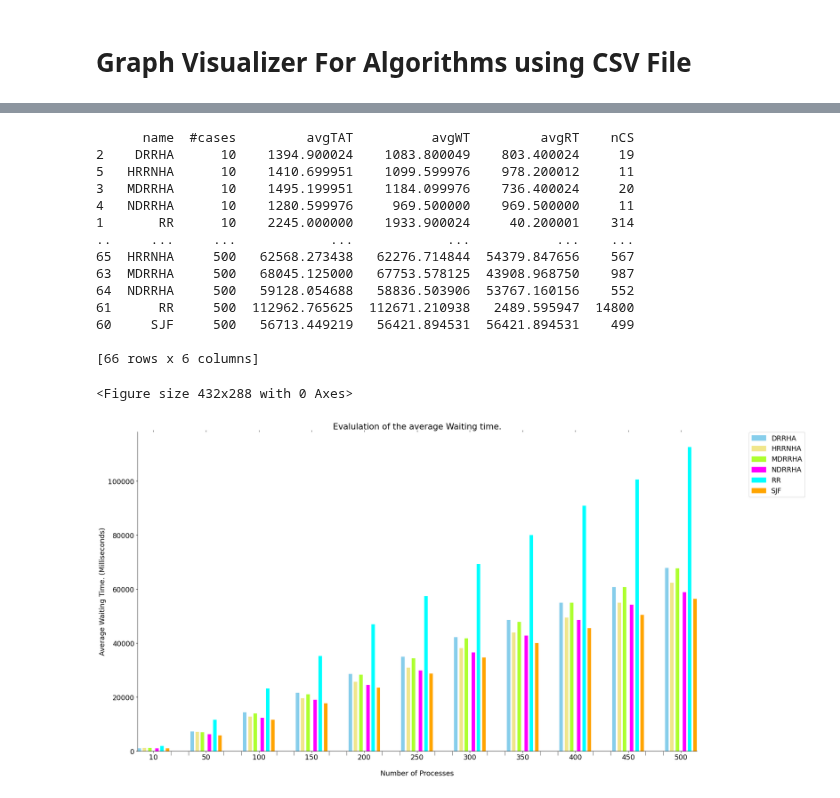
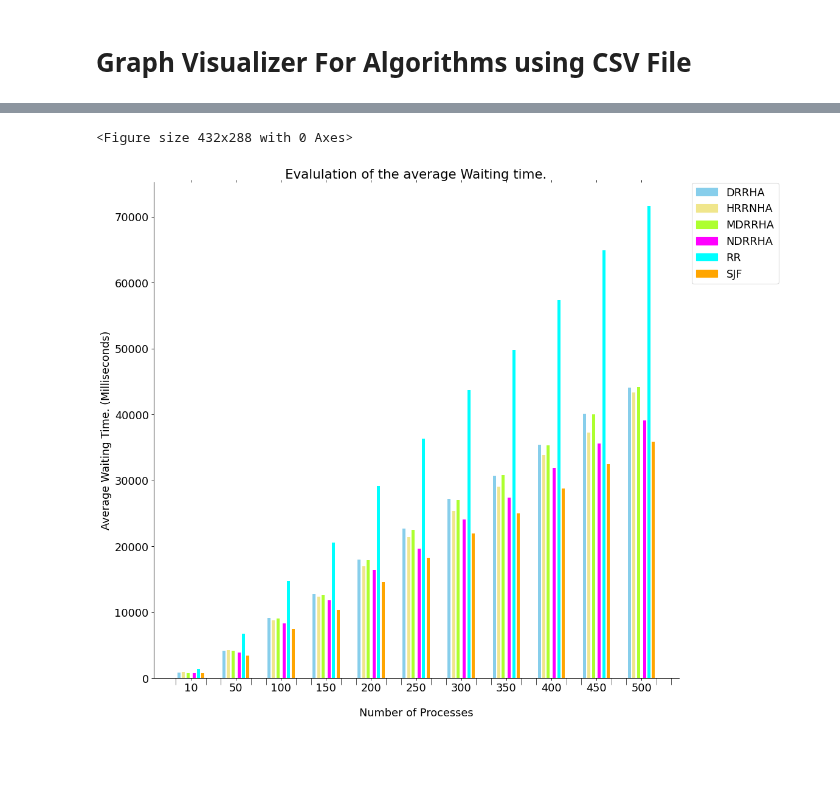
Before and after one commit to Bhaikko/mdrrha, a Jupyter notebook: src/graph_handler.ipynb, the cells around one changed output, grey strips where cells are left out. Drawn from its saved outputs; the diff is of its cells as text; code cells hidden in the pictures; blank space fills up the shorter version.

Commit message:
Comparison graph for fixed number of cases added

```diff
--- a/src/graph_handler.ipynb
+++ b/src/graph_handler.ipynb
@@ -16,7 +16,9 @@ ALGO_COMPARISONS_ATAT_LINE = 2
 ALGO_COMPARISONS_WT_BAR = 3
 ALGO_COMPARISONS_WT_LINE = 4
 
-output_filename = "./../data/test.csv"
+output_filename = "./../data/kaggle2/kaggle2_output.csv"
+# output_filename = "./../data/random/random_AT_NZ_output.csv"
+# output_filename = "./../data/drrha_2/drrha_1_output.csv"
 # %%
 # Import Data from CSV file
 dataset = pd.read_csv(
@@ -174,0 +177,9 @@ plt.show()
+# %%
+# Import Data from CSV file
+dataset = pd.read_csv(
+    output_filename,
+    sep=r'\s*,\s*',
+    header=0,
+    encoding='ascii',
+    engine='python'
+)
@@ -186,20 +353,3 @@ dataset = dataset.sort_values(by = ['#cases', 'name'])
-# %%
-print(dataset)
-# %% [output]
-      name  #cases         avgTAT          avgWT         avgRT    nCS
-2    DRRHA      10    1394.900024    1083.800049    803.400024     19
-5   HRRNHA      10    1410.699951    1099.599976    978.200012     11
-3   MDRRHA      10    1495.199951    1184.099976    736.400024     20
-4   NDRRHA      10    1280.599976     969.500000    969.500000     11
-1       RR      10    2245.000000    1933.900024     40.200001    314
-..     ...     ...            ...            ...           ...    ...
-65  HRRNHA     500   62568.273438   62276.714844  54379.847656    567
-63  MDRRHA     500   68045.125000   67753.578125  43908.968750    987
-64  NDRRHA     500   59128.054688   58836.503906  53767.160156    552
-61      RR     500  112962.765625  112671.210938   2489.595947  14800
-60     SJF     500   56713.449219   56421.894531  56421.894531    499
-
-[66 rows x 6 columns]
 # %%
 # Comparison of Algos Average Waiting Time and Number of Tasks
 
@@ -216,17 +366,18 @@ X_axis_lines = [0]
 current_case_index = 1
 push_empty = False
 
-counter = 1
+counter_inc = 1
+counter = counter_inc
 for i in range(len(X)):
     X_labels = np.append(X_labels, X[i])
     X_axis.append(counter)
-    counter += 1
+    counter += counter_inc
 
     X_axis_lines.append(counter)
-    counter += 1
+    counter += counter_inc
 
     X_axis_lines.append(counter)
-    counter += 1
+    counter += counter_inc
 
 X_labels = X_labels.astype(int)
 
@@ -291,46 +442,34 @@ for index, x_axis in enumerate(X_axis):
         current_value_index += 1
 
 # Configuring Legend
 legend_elements = []
 
 for i in range(0, len(colors), 2):
     legend_elements.append(
         Patch(facecolor=colors[i], edgecolor=colors[i], label=colors[i + 1])
     )
 
 ax.legend(
     handles = legend_elements,
     loc = 'upper right',
     bbox_to_anchor=(1.20, 1.01)
 )
 
 plt.xlabel('Number of Processes', labelpad = 20)
 
 # plt.ylabel(plot_metric)
 plt.ylabel('Average Waiting Time. (Milliseconds)')
 # plt.ylabel('Average Response Time. (Milliseconds)')
 # plt.ylabel('Average Turnaround Time. (Milliseconds)')
 
 plt.title('Evalulation of the average Waiting time.')
 # plt.title('Evalulation of the average Response time.')
 # plt.title('Evaluation of the average Turnaround time.')
 
-N = len(X_axis) * 4
-plt.gca().margins(x=0)
-plt.gcf().canvas.draw()
-tl = plt.gca().get_xticklabels()
-maxsize = max([t.get_window_extent().width for t in tl])
-m = 0.6 # inch margin
-s = maxsize/plt.gcf().dpi*N+2*m
-margin = m/plt.gcf().get_size_inches()[0]
-
-plt.gcf().subplots_adjust(left=margin, right=1.-margin)
-plt.gcf().set_size_inches(s, plt.gcf().get_size_inches()[1])
-
 plt.show()
 # %% [output]
 <Figure size 432x288 with 0 Axes>
-[figure, old version]
+[figure, new version]
 # %%
 # Import Data from CSV file
 dataset = pd.read_csv(
```
Also changed, not shown: parts of 4 cells of this notebook, 12 other files.
